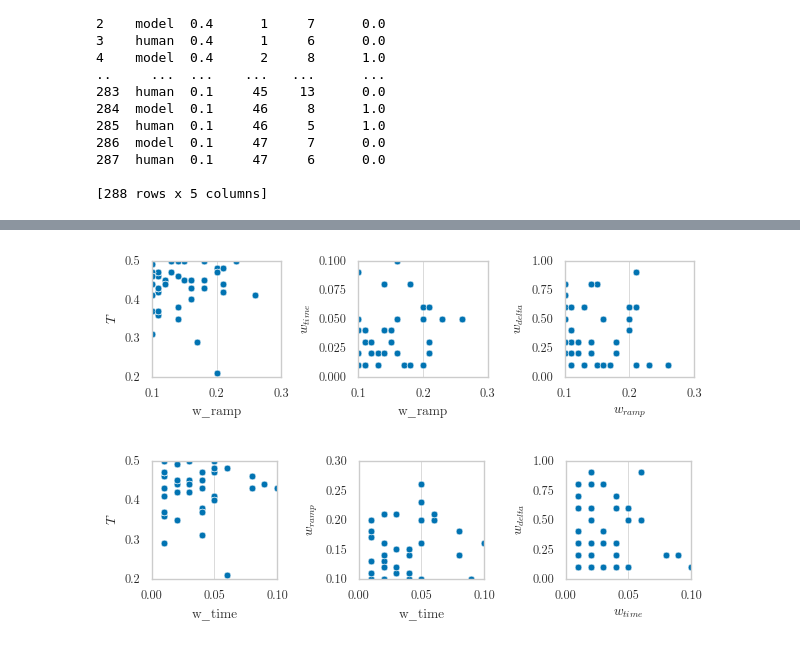
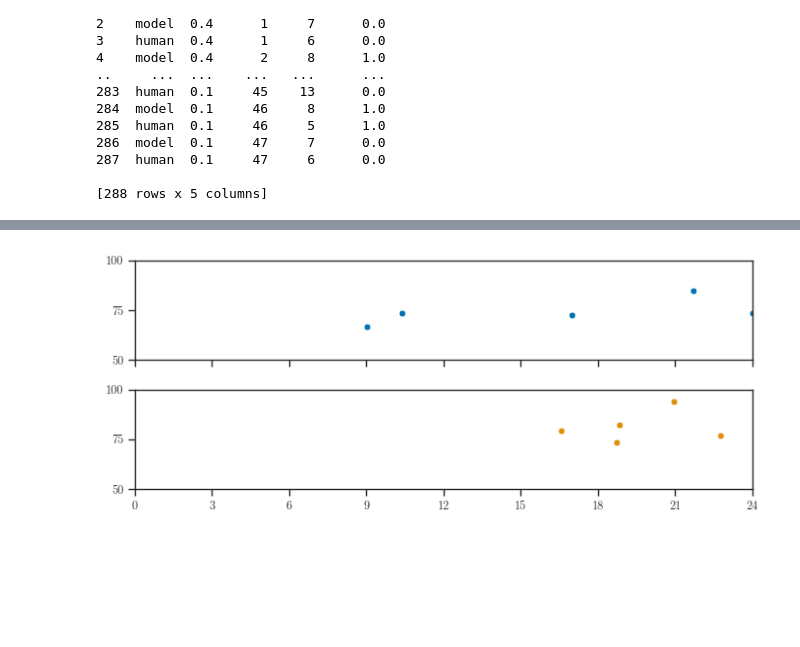
Before and after one commit to psipeter/value-accumulation, a Jupyter notebook: analysis.ipynb, the cells around one changed output, grey strips where cells are left out. Drawn from its saved outputs; the diff is of its cells as text; code cells hidden in the pictures; blank space fills up the shorter version.

```diff
--- a/analysis.ipynb
+++ b/analysis.ipynb
@@ -444,17 +307,0 @@ fig.savefig(f"plots/SAT_scatter.png", dpi=600)
-# %%
-f = open('optimized.json')
-optimized = json.load(f)
-dfs = []
-columns = ('pid', 'dP', 'trials', 'mean cues', 'mean correct', 'seed', 'T', 'w_ramp', 'w_time', 'w_delta')
-for pid, args in optimized.items():
-    row = pd.read_pickle(f"data/optimized/{pid}_collapsed.pkl").query("agent=='model'")
-    row['seed'] = args['seed']
-    row['T'] = args['T']
-    row['w_ramp'] = args['w_ramp']
-    row['w_time'] = args['w_time']
-    row['w_delta'] = args['w_delta']
-    row = row.drop(columns=['agent'])
-    dfs.append(row)
-pca_data = pd.concat(dfs, ignore_index=True)
-print(pca_data.to_string())
-pca_data.to_pickle("data/simulated_data.pkl")
@@ -572,22 +438,9 @@ plt.tight_layout()
 # %%
-fig, axes = plt.subplots(nrows=1, ncols=3, figsize=((6.38, 2)), sharex=True)
-sns.scatterplot(data=pca_data, x='w_ramp', y='T', ax=axes[0], color=palette[0])
-sns.scatterplot(data=pca_data, x='w_ramp', y='w_time', ax=axes[1], color=palette[0])
-sns.scatterplot(data=pca_data, x='w_ramp', y='w_delta', ax=axes[2], color=palette[0])
-axes[0].set(ylabel=r'$T$', ylim=((0.2, 0.5)))
-axes[1].set(ylabel=r'$w_{time}$', ylim=((0.0, 0.1)))
-axes[2].set(xlabel=r'$w_{ramp}$', ylabel=r'$w_{delta}$', xticks=((0.1, 0.2, 0.3)), xlim=((0.1, 0.3)), ylim=((0, 1)))
+fig, axes = plt.subplots(nrows=2, ncols=1, figsize=((7.08, 3)), sharex=True, sharey=True)
+sns.scatterplot(x=empirical_cues, y=100*np.array(empirical_accuracy), ax=axes[0], color=palette[0])
+sns.scatterplot(x=simulated_cues, y=100*np.array(simulated_accuracy), ax=axes[1], color=palette[1])
+axes[0].set(ylim=((50, 100)), yticks=((50, 75, 100)))
+axes[1].set(ylim=((50, 100)), yticks=((50, 75, 100)), xlim=((0, 24)), xticks=np.arange(0, 27, 3))
 plt.tight_layout()
 # %% [output]
-[figure, old version]
+[figure, new version]
-# %%
-fig, axes = plt.subplots(nrows=1, ncols=3, figsize=((6.38, 2)), sharex=True)
-sns.scatterplot(data=pca_data, x='w_time', y='T', ax=axes[0], color=palette[0])
-sns.scatterplot(data=pca_data, x='w_time', y='w_ramp', ax=axes[1], color=palette[0])
-sns.scatterplot(data=pca_data, x='w_time', y='w_delta', ax=axes[2], color=palette[0])
-axes[0].set(ylabel=r'$T$', ylim=((0.2, 0.5)))
-axes[1].set(ylabel=r'$w_{ramp}$', ylim=((0.1, 0.3)))
-axes[2].set(xlabel=r'$w_{time}$', ylabel=r'$w_{delta}$', xlim=((0.0, 0.1)), ylim=((0, 1)))
-plt.tight_layout()
-# %% [output]
-[figure, removed]
```
Also changed, not shown: parts of 41 cells of this notebook, 10 other files.
